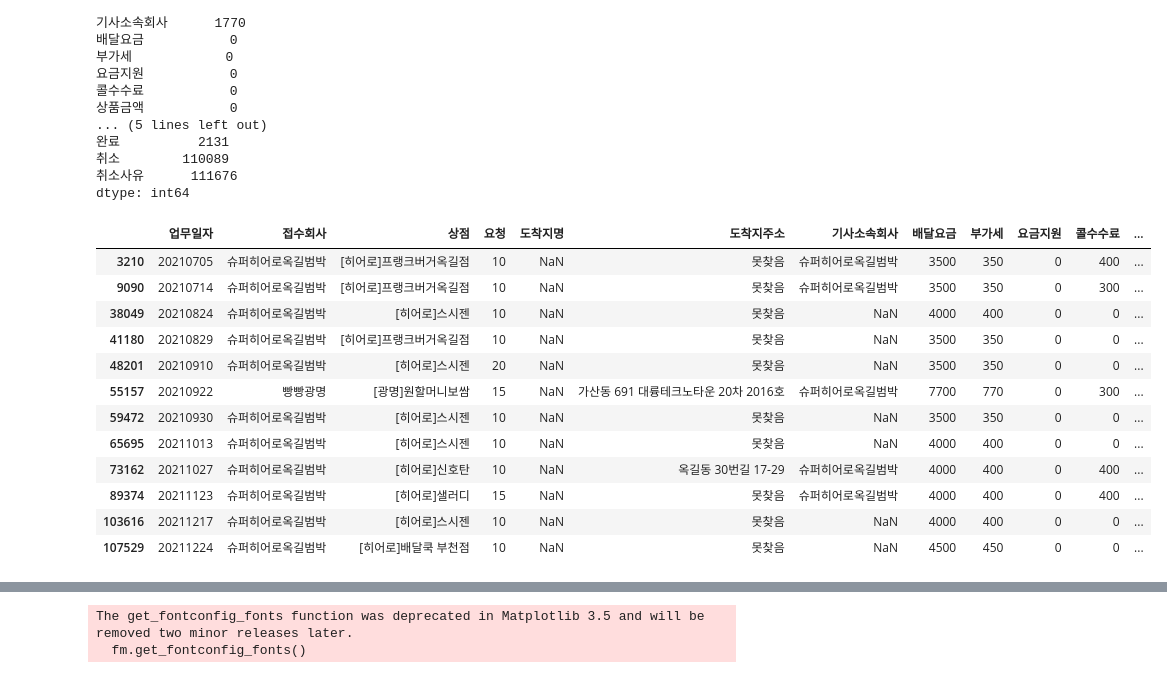
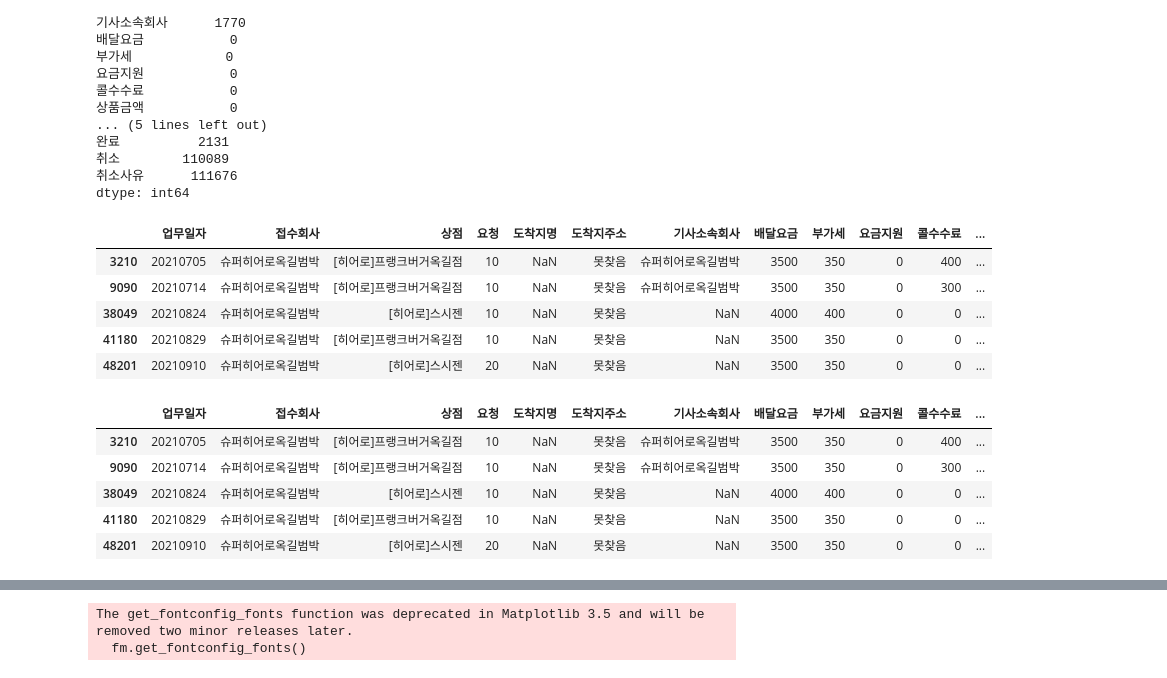
Before and after one commit to ethan528/BBS_Optimal_Position, a Jupyter notebook: EDA.ipynb, the cells around one changed output, grey strips where cells are left out. Cells and saved outputs as stored; diff of their text form; code cells hidden in the pictures.

```diff
--- a/EDA.ipynb
+++ b/EDA.ipynb
@@ -41,18 +54,20 @@ df.isna().sum()
 취소사유      111676
 dtype: int64
 # %%
-df[df['도착지명'].isna()]
+df[df['도착지명'].isna()].head()
 # %% [output]
 |  | 업무일자 | 접수회사 | 상점 | 요청 | 도착지명 | 도착지주소 | 기사소속회사 | 배달요금 | 부가세 | 요금지원 | 콜수수료 | ... |
 | 3210 | 20210705 | 슈퍼히어로옥길범박 | [히어로]프랭크버거옥길점 | 10 | NaN | 못찾음 | 슈퍼히어로옥길범박 | 3500 | 350 | 0 | 400 | ... |
 | 9090 | 20210714 | 슈퍼히어로옥길범박 | [히어로]프랭크버거옥길점 | 10 | NaN | 못찾음 | 슈퍼히어로옥길범박 | 3500 | 350 | 0 | 300 | ... |
 | 38049 | 20210824 | 슈퍼히어로옥길범박 | [히어로]스시젠 | 10 | NaN | 못찾음 | NaN | 4000 | 400 | 0 | 0 | ... |
 | 41180 | 20210829 | 슈퍼히어로옥길범박 | [히어로]프랭크버거옥길점 | 10 | NaN | 못찾음 | NaN | 3500 | 350 | 0 | 0 | ... |
 | 48201 | 20210910 | 슈퍼히어로옥길범박 | [히어로]스시젠 | 20 | NaN | 못찾음 | NaN | 3500 | 350 | 0 | 0 | ... |
-| 55157 | 20210922 | 빵빵광명 | [광명]원할머니보쌈 | 15 | NaN | 가산동 691 대륭테크노타운 20차 2016호 | 슈퍼히어로옥길범박 | 7700 | 770 | 0 | 300 | ... |
-| 59472 | 20210930 | 슈퍼히어로옥길범박 | [히어로]스시젠 | 10 | NaN | 못찾음 | NaN | 3500 | 350 | 0 | 0 | ... |
-| 65695 | 20211013 | 슈퍼히어로옥길범박 | [히어로]스시젠 | 10 | NaN | 못찾음 | NaN | 4000 | 400 | 0 | 0 | ... |
-| 73162 | 20211027 | 슈퍼히어로옥길범박 | [히어로]신호탄 | 10 | NaN | 옥길동 30번길 17-29 | 슈퍼히어로옥길범박 | 4000 | 400 | 0 | 400 | ... |
-| 89374 | 20211123 | 슈퍼히어로옥길범박 | [히어로]샐러디 | 15 | NaN | 못찾음 | 슈퍼히어로옥길범박 | 4000 | 400 | 0 | 400 | ... |
-| 103616 | 20211217 | 슈퍼히어로옥길범박 | [히어로]스시젠 | 10 | NaN | 못찾음 | NaN | 4000 | 400 | 0 | 0 | ... |
-| 107529 | 20211224 | 슈퍼히어로옥길범박 | [히어로]배달쿡 부천점 | 10 | NaN | 못찾음 | NaN | 4500 | 450 | 0 | 0 | ... |
+# %%
+df[df['도착지주소'] == '못찾음'].head()
+# %% [output]
+|  | 업무일자 | 접수회사 | 상점 | 요청 | 도착지명 | 도착지주소 | 기사소속회사 | 배달요금 | 부가세 | 요금지원 | 콜수수료 | ... |
+| 3210 | 20210705 | 슈퍼히어로옥길범박 | [히어로]프랭크버거옥길점 | 10 | NaN | 못찾음 | 슈퍼히어로옥길범박 | 3500 | 350 | 0 | 400 | ... |
+| 9090 | 20210714 | 슈퍼히어로옥길범박 | [히어로]프랭크버거옥길점 | 10 | NaN | 못찾음 | 슈퍼히어로옥길범박 | 3500 | 350 | 0 | 300 | ... |
+| 38049 | 20210824 | 슈퍼히어로옥길범박 | [히어로]스시젠 | 10 | NaN | 못찾음 | NaN | 4000 | 400 | 0 | 0 | ... |
+| 41180 | 20210829 | 슈퍼히어로옥길범박 | [히어로]프랭크버거옥길점 | 10 | NaN | 못찾음 | NaN | 3500 | 350 | 0 | 0 | ... |
+| 48201 | 20210910 | 슈퍼히어로옥길범박 | [히어로]스시젠 | 20 | NaN | 못찾음 | NaN | 3500 | 350 | 0 | 0 | ... |
```
Also changed, not shown: parts of 23 cells of this notebook.
